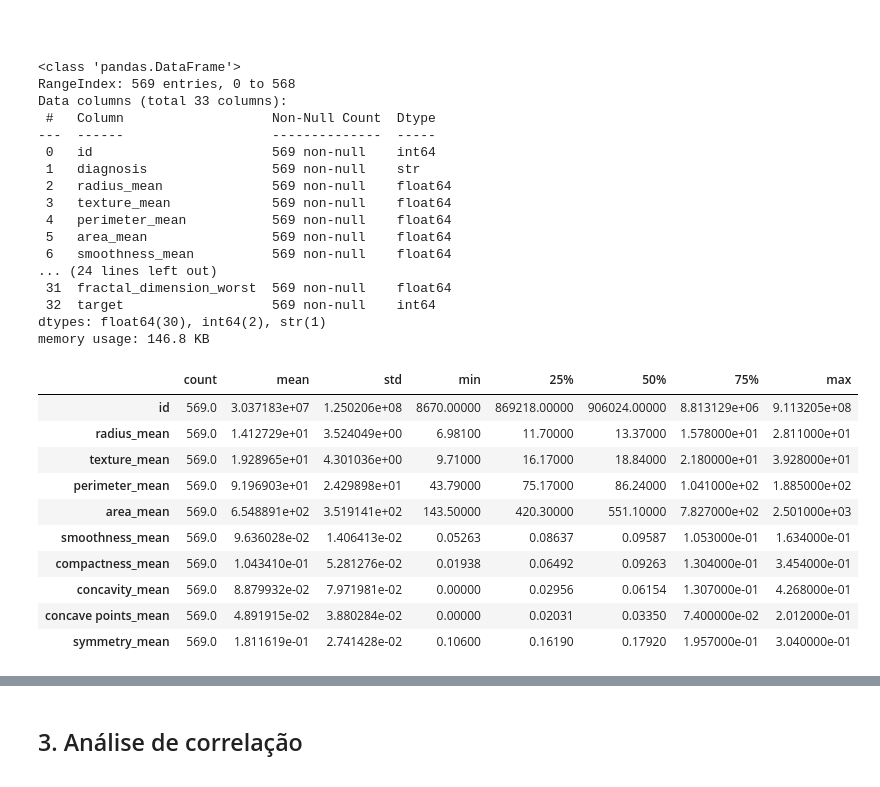
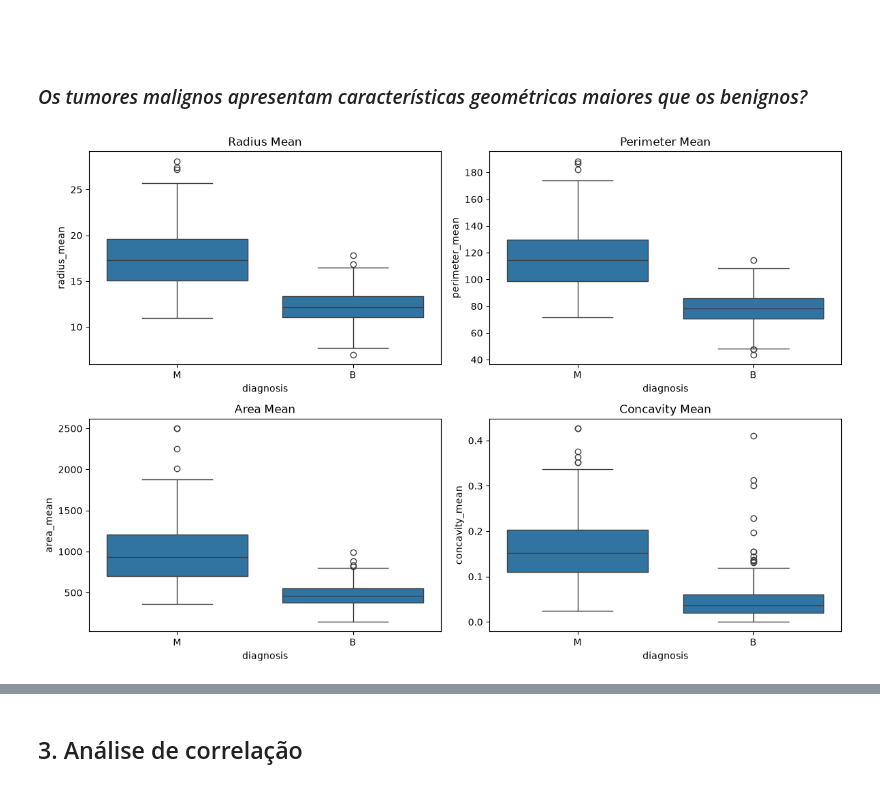
Before and after one commit to Rafael-Evangelista/tech-challenge-fiap, a Jupyter notebook: notebooks/01_analise_e_modelagem.ipynb, the cells around one changed output, grey strips where cells are left out. Drawn from its saved outputs; the diff is of its cells as text; code cells hidden in the pictures.

```diff
--- a/notebooks/01_analise_e_modelagem.ipynb
+++ b/notebooks/01_analise_e_modelagem.ipynb
@@ -91,34 +211,23 @@ Name: count, dtype: int64
 # %% [markdown]
 #
-# %%
-df.info()
-df.describe().T.head(10)
-# %% [output]
-<class 'pandas.DataFrame'>
-RangeIndex: 569 entries, 0 to 568
-Data columns (total 33 columns):
- #   Column                   Non-Null Count  Dtype
----  ------                   --------------  -----
- 0   id                       569 non-null    int64
- 1   diagnosis                569 non-null    str
- 2   radius_mean              569 non-null    float64
- 3   texture_mean             569 non-null    float64
- 4   perimeter_mean           569 non-null    float64
- 5   area_mean                569 non-null    float64
- 6   smoothness_mean          569 non-null    float64
-... (24 lines left out)
- 31  fractal_dimension_worst  569 non-null    float64
- 32  target                   569 non-null    int64
-dtypes: float64(30), int64(2), str(1)
-memory usage: 146.8 KB
-|  | count | mean | std | min | 25% | 50% | 75% | max |
-| id | 569.0 | 3.037183e+07 | 1.250206e+08 | 8670.00000 | 869218.00000 | 906024.00000 | 8.813129e+06 | 9.113205e+08 |
-| radius_mean | 569.0 | 1.412729e+01 | 3.524049e+00 | 6.98100 | 11.70000 | 13.37000 | 1.578000e+01 | 2.811000e+01 |
-| texture_mean | 569.0 | 1.928965e+01 | 4.301036e+00 | 9.71000 | 16.17000 | 18.84000 | 2.180000e+01 | 3.928000e+01 |
-| perimeter_mean | 569.0 | 9.196903e+01 | 2.429898e+01 | 43.79000 | 75.17000 | 86.24000 | 1.041000e+02 | 1.885000e+02 |
-| area_mean | 569.0 | 6.548891e+02 | 3.519141e+02 | 143.50000 | 420.30000 | 551.10000 | 7.827000e+02 | 2.501000e+03 |
-| smoothness_mean | 569.0 | 9.636028e-02 | 1.406413e-02 | 0.05263 | 0.08637 | 0.09587 | 1.053000e-01 | 1.634000e-01 |
-| compactness_mean | 569.0 | 1.043410e-01 | 5.281276e-02 | 0.01938 | 0.06492 | 0.09263 | 1.304000e-01 | 3.454000e-01 |
-| concavity_mean | 569.0 | 8.879932e-02 | 7.971981e-02 | 0.00000 | 0.02956 | 0.06154 | 1.307000e-01 | 4.268000e-01 |
-| concave points_mean | 569.0 | 4.891915e-02 | 3.880284e-02 | 0.00000 | 0.02031 | 0.03350 | 7.400000e-02 | 2.012000e-01 |
-| symmetry_mean | 569.0 | 1.811619e-01 | 2.741428e-02 | 0.10600 | 0.16190 | 0.17920 | 1.957000e-01 | 3.040000e-01 |
+# %% [markdown]
+### *Os tumores malignos apresentam características geométricas maiores que os benignos?*
+# %%
+fig, axes = plt.subplots(2, 2, figsize=(12, 8))
+
+sns.boxplot(data=df, x='diagnosis', y='radius_mean', ax=axes[0,0])
+axes[0,0].set_title('Radius Mean')
+
+sns.boxplot(data=df, x='diagnosis', y='perimeter_mean', ax=axes[0,1])
+axes[0,1].set_title('Perimeter Mean')
+
+sns.boxplot(data=df, x='diagnosis', y='area_mean', ax=axes[1,0])
+axes[1,0].set_title('Area Mean')
+
+sns.boxplot(data=df, x='diagnosis', y='concavity_mean', ax=axes[1,1])
+axes[1,1].set_title('Concavity Mean')
+
+plt.tight_layout()
+plt.show()
+# %% [output]
+[figure, added]
```
Also changed, not shown: parts of 29 cells of this notebook.
